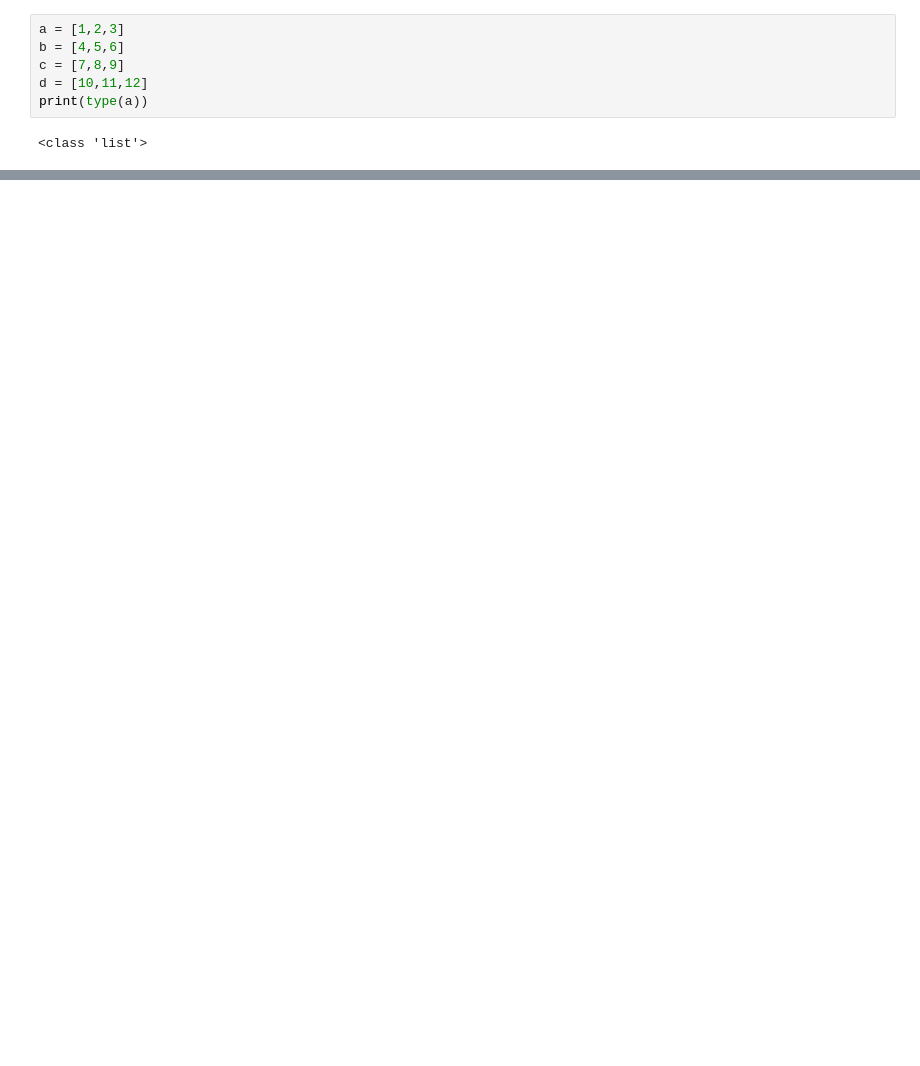
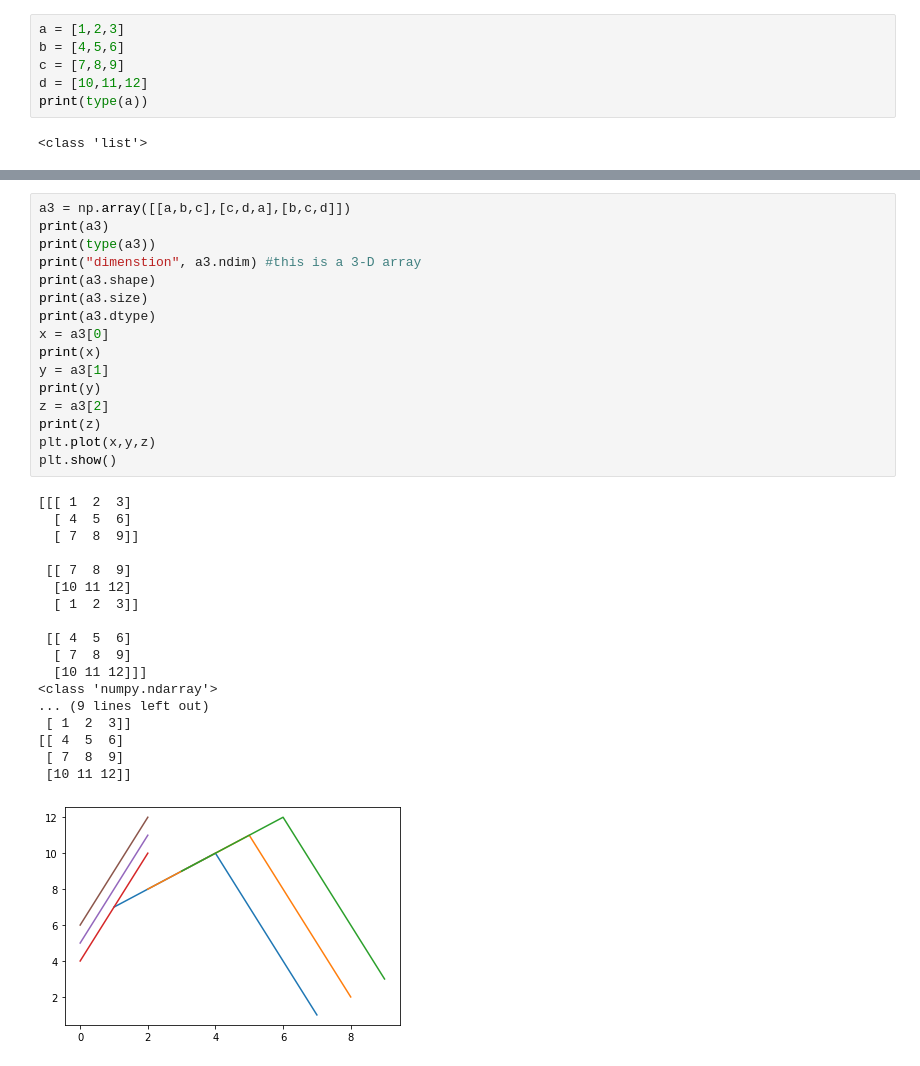
Before and after one commit to ulrikSebastienR/Colab-python-diaries, a Jupyter notebook: bb_numpy.ipynb, the cells around one changed output, grey strips where cells are left out. Drawn from its saved outputs; the diff is of its cells as text; blank space fills up the shorter version.

```diff
--- a/bb_numpy.ipynb
+++ b/bb_numpy.ipynb
@@ -65,0 +150,35 @@ int64
+# %%
+a3 = np.array([[a,b,c],[c,d,a],[b,c,d]])
+print(a3)
+print(type(a3))
+print("dimenstion", a3.ndim) #this is a 3-D array
+print(a3.shape)
+print(a3.size)
+print(a3.dtype)
+x = a3[0]
+print(x)
+y = a3[1]
+print(y)
+z = a3[2]
+print(z)
+plt.plot(x,y,z)
+plt.show()
+# %% [output]
+[[[ 1  2  3]
+  [ 4  5  6]
+  [ 7  8  9]]
+
+ [[ 7  8  9]
+  [10 11 12]
+  [ 1  2  3]]
+
+ [[ 4  5  6]
+  [ 7  8  9]
+  [10 11 12]]]
+<class 'numpy.ndarray'>
+... (9 lines left out)
+ [ 1  2  3]]
+[[ 4  5  6]
+ [ 7  8  9]
+ [10 11 12]]
+[figure, added]
```
Also changed, not shown: parts of 5 cells of this notebook.
